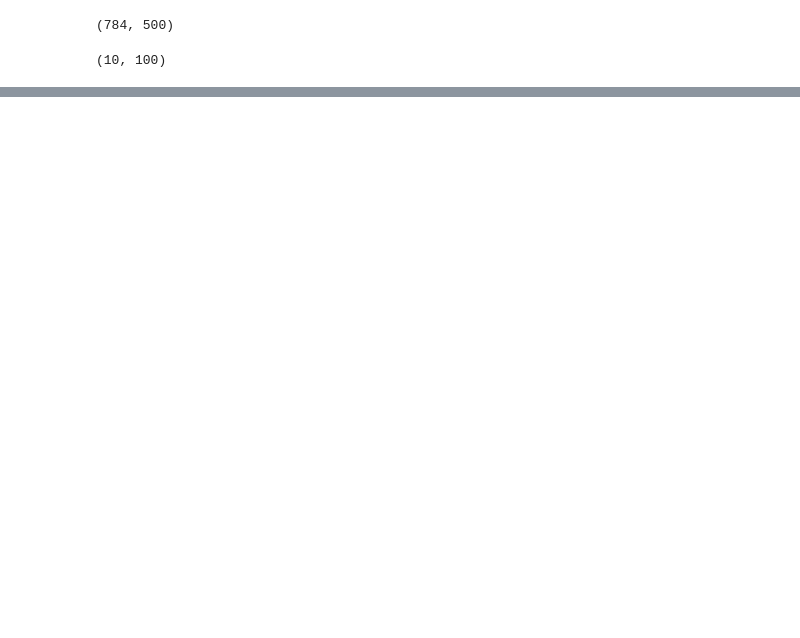
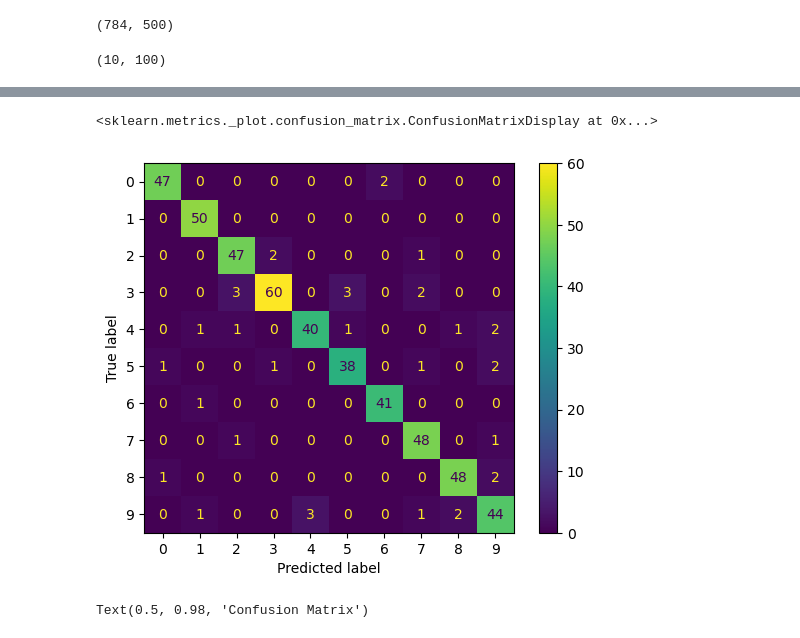
Before and after one commit to sjeastwood/cmpt412, a Jupyter notebook: project1/python/TestNetwork.ipynb, the cells around one changed output, grey strips where cells are left out. Cells and saved outputs as stored; diff of their text form; code cells hidden in the pictures; blank space fills up the shorter version.

Commit message:
generated confusion matrix

```diff
--- a/project1/python/TestNetwork.ipynb
+++ b/project1/python/TestNetwork.ipynb
@@ -46,0 +88,6 @@ all_preds[4].shape # 5 tests of batches 100
+# %%
+labels=[0,1,2,3,4,5,6,7,8,9]
+# %%
+
+y_pred_flatten = np.array(y_pred_val).flatten()
+y_pred_flatten.shape
@@ -46,0 +96,2 @@ all_preds[4].shape # 5 tests of batches 100
+# %%
+cm = confusion_matrix(y_true, y_pred_flatten, labels=labels)
@@ -46,0 +111,11 @@ all_preds[4].shape # 5 tests of batches 100
+# %%
+cm_disp = ConfusionMatrixDisplay(confusion_matrix=cm, display_labels=labels)
+# %%
+cm_disp.plot()
+# %% [output]
+<sklearn.metrics._plot.confusion_matrix.ConfusionMatrixDisplay at 0x...>
+[figure, added]
+# %%
+cm_disp.figure_.suptitle('Confusion Matrix')
+# %% [output]
+Text(0.5, 0.98, 'Confusion Matrix')
```
Also changed, not shown: parts of 16 cells of this notebook, 2 other files.
